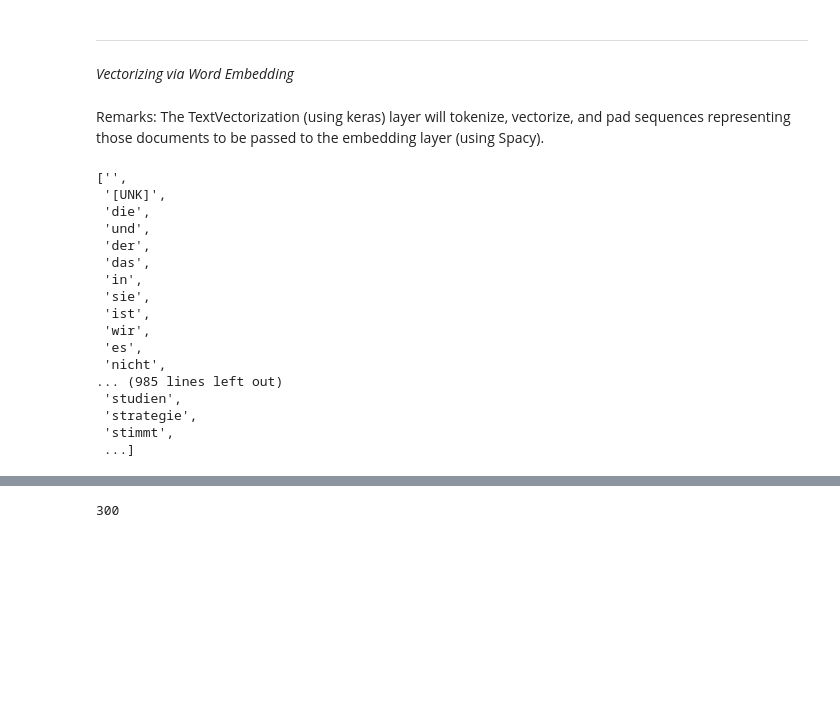
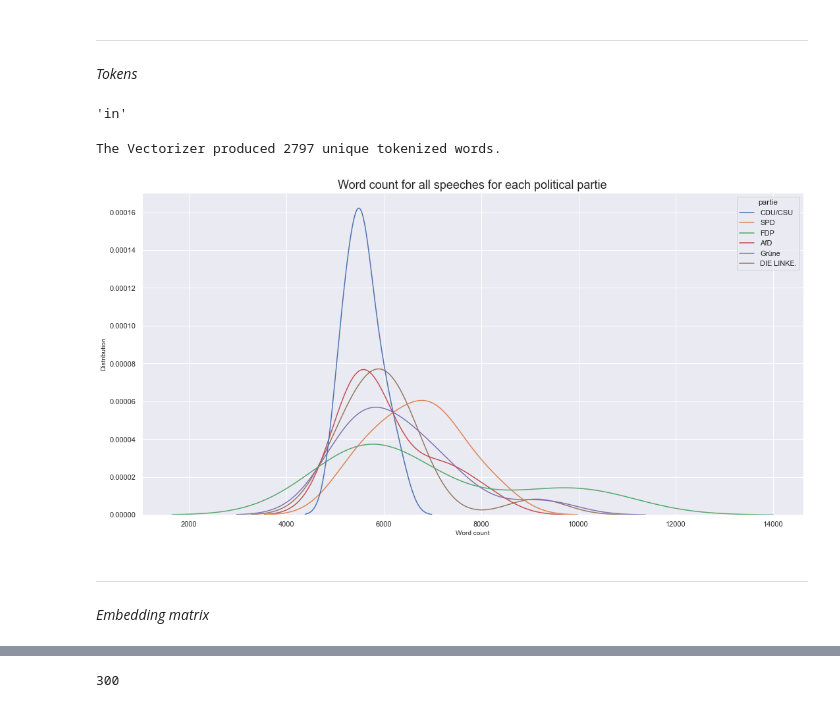
Before and after one commit to CodeGitte/SPICED_plenarreden_classifier, a Jupyter notebook: classifier.ipynb, the cells around one changed output, grey strips where cells are left out. Saved outputs shown, nothing was run; the diff lists cells and outputs as text; code cells hidden in the pictures; blank space fills up the shorter version.

```diff
--- a/classifier.ipynb
+++ b/classifier.ipynb
@@ -67,0 +94,4 @@ data = data[data.partie != 'not found']
+# %%
+#reducing the amount of data
+data = data.loc[data['string_length'] >= 5000]
+data.groupby('partie').count()
@@ -68,6 +107,6 @@ data = data[data.partie != 'not found']
 # %%
 #creating small samples of speeches, for each political party only 50
-max_number_speeches = 50
+max_number_speeches = 13
 
 cdu_csu = data[data['partie'] == 'CDU/CSU'][:max_number_speeches]
 spd = data[data['partie'] == 'SPD'][:max_number_speeches]
@@ -77,3 +116,4 @@ gruene = data[data['partie'] == 'Grüne'][:max_number_speeches]
 linke = data[data['partie'] == 'DIE LINKE.'][:max_number_speeches]
 
 data = pd.concat([cdu_csu, spd, fdp, afd, gruene, linke], ignore_index=True)
+data.groupby('partie').count()
@@ -125,2 +200,4 @@ X[51]               #expecting single speeches for check-up
 # %% [markdown]
 ***
+# %% [markdown]
+*Tokens*
@@ -127,4 +211,27 @@ X[51]               #expecting single speeches for check-up
+# %%
+#fit the vectorizer on the text and extract the corpus vocabulary
+Vectorizer.adapt(X_series)          #training the Vectorizer on the speeches
+vocab = Vectorizer.get_vocabulary() #retrieving and tokenizing the unique vocabulary
+vocab[5]                            #inspecting the first tokens
+# %% [output]
+'in'
+# %%
+#how many tokens (single words) are there?
+num_token= len(vocab)
+print(f'The Vectorizer produced {num_token} unique tokenized words.')
+# %% [output]
+The Vectorizer produced 2797 unique tokenized words.
+# %%
+#distribution plot after reducing the amount of speeches
+sns.set_theme(style="whitegrid", palette = "Set2")
+sns.set(rc = {'figure.figsize':(18,9)})
+sns.kdeplot(data=data, x="string_length", hue = 'partie')
+plt.pyplot.title(label = 'Word count for all speeches for each political partie', size = 18)
+plt.pyplot.xlabel(xlabel = 'Word count', size = 10)
+plt.pyplot.ylabel(ylabel = 'Distribution', size = 10);
+# %% [output]
+[figure, added]
+# %% [markdown]
+***
 # %% [markdown]
-*Vectorizing via Word Embedding*
+*Embedding matrix*
-# %% [markdown]
-Remarks: The TextVectorization (using keras) layer will tokenize, vectorize, and pad sequences representing those documents to be passed to the embedding layer (using Spacy).
@@ -135,23 +237,0 @@ Vectorizer = TextVectorization()    #keras.TextVectorization
-# %%
-#fit the vectorizer on the text and extract the corpus vocabulary
-Vectorizer.adapt(X)
-vocab = Vectorizer.get_vocabulary()
-vocab                             #inspecting the first tokens
-# %% [output]
-['',
- '[UNK]',
- 'die',
- 'und',
- 'der',
- 'das',
- 'in',
- 'sie',
- 'ist',
- 'wir',
- 'es',
- 'nicht',
-... (985 lines left out)
- 'studien',
- 'strategie',
- 'stimmt',
- ...]
```
Also changed, not shown: parts of 30 cells of this notebook, 1 other file.
